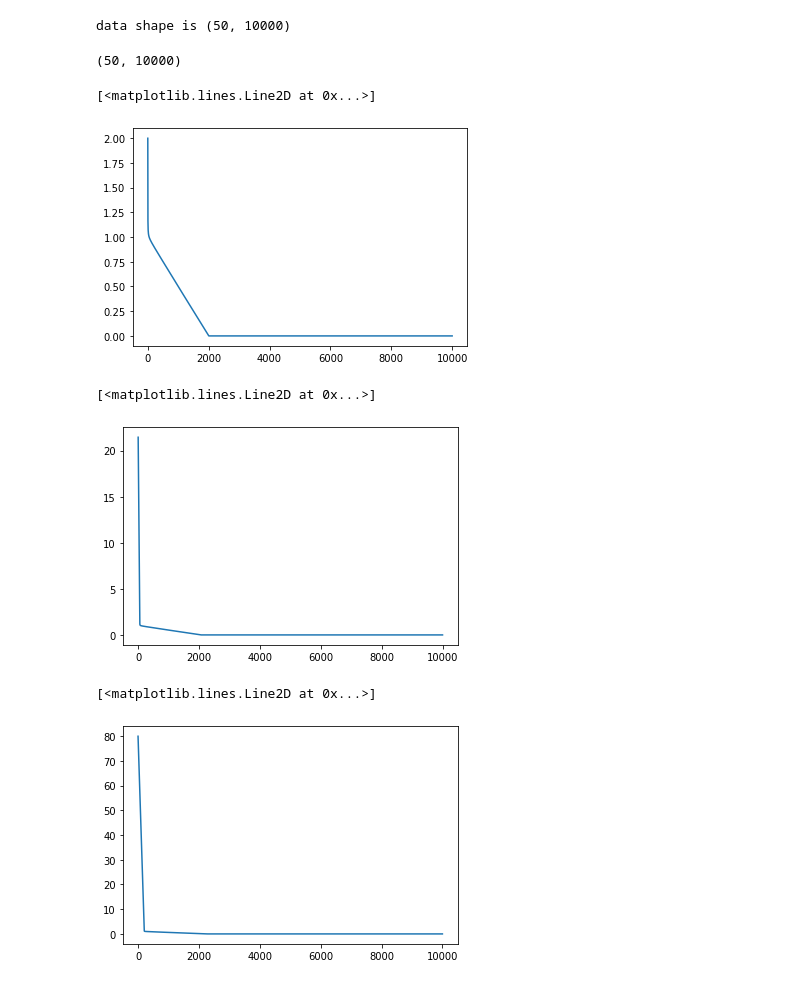
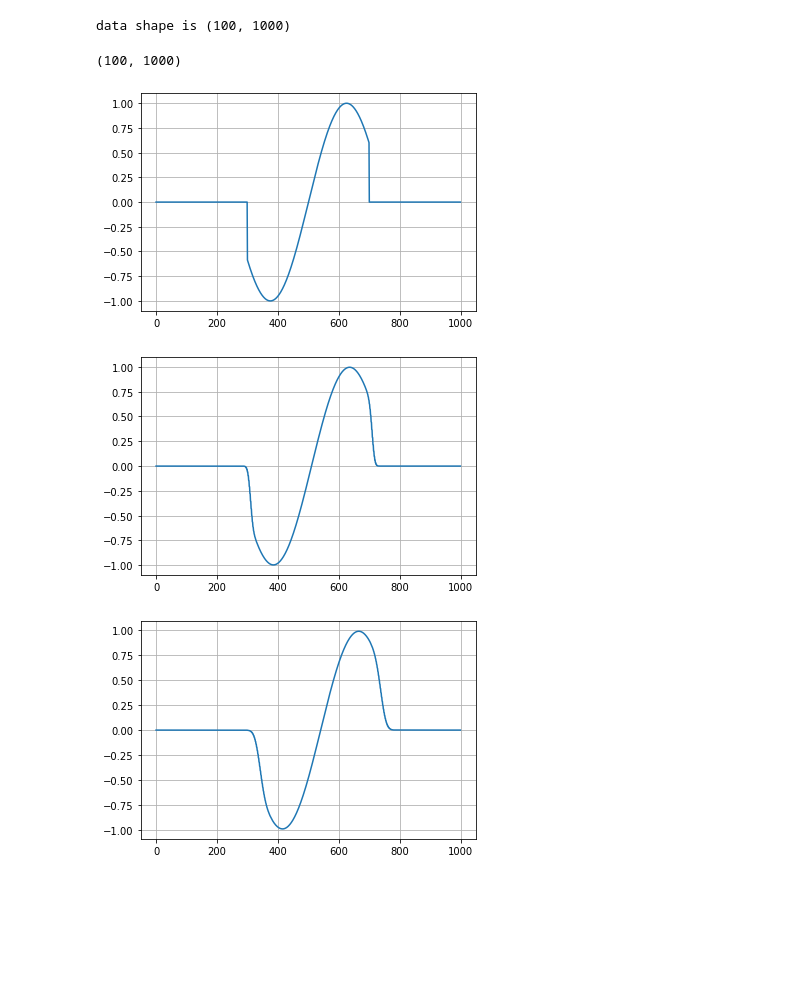
Before and after one commit to ivan-shargin/Parprog, a Jupyter notebook: lab1/Solution.ipynb, the cells around one changed output. Drawn from its saved outputs; the diff is of its cells as text; code cells hidden in the pictures; blank space fills up the shorter version.

```diff
--- a/lab1/Solution.ipynb
+++ b/lab1/Solution.ipynb
@@ -1,37 +1,37 @@
 # %%
 import numpy as np
 import matplotlib.pyplot as plt
-M = 10000
-K = 500
+M = 1000
+K = 1000
 D_k = 10
 K_d = int(K / D_k)
 length = M * K_d
 
-data = np.fromfile('output.bin', dtype=float, sep=',')
+data = np.fromfile('output.bin', dtype=float, sep = ',')
 data = data[:length]
 
 shape = (K_d, M)
 data = np.reshape(data, shape)
 print('data shape is', data.shape)
 # %% [output]
-data shape is (50, 10000)
+data shape is (100, 1000)
 # %%
 print(data.shape)
 # %% [output]
-(50, 10000)
+(100, 1000)
 # %%
 plt.plot(data[0, ])
+plt.grid()
 # %% [output]
-[<matplotlib.lines.Line2D at 0x...>]
-[figure, old version]
+[figure, new version]
 # %%
 plt.plot(data[5, ])
+plt.grid()
 # %% [output]
-[<matplotlib.lines.Line2D at 0x...>]
-[figure, old version]
+[figure, new version]
 # %%
 plt.plot(data[20, ])
+plt.grid()
 # %% [output]
-[<matplotlib.lines.Line2D at 0x...>]
-[figure, old version]
+[figure, new version]
 # %%
```
Also changed, not shown: parts of 1 cell of this notebook, 3 other files.
